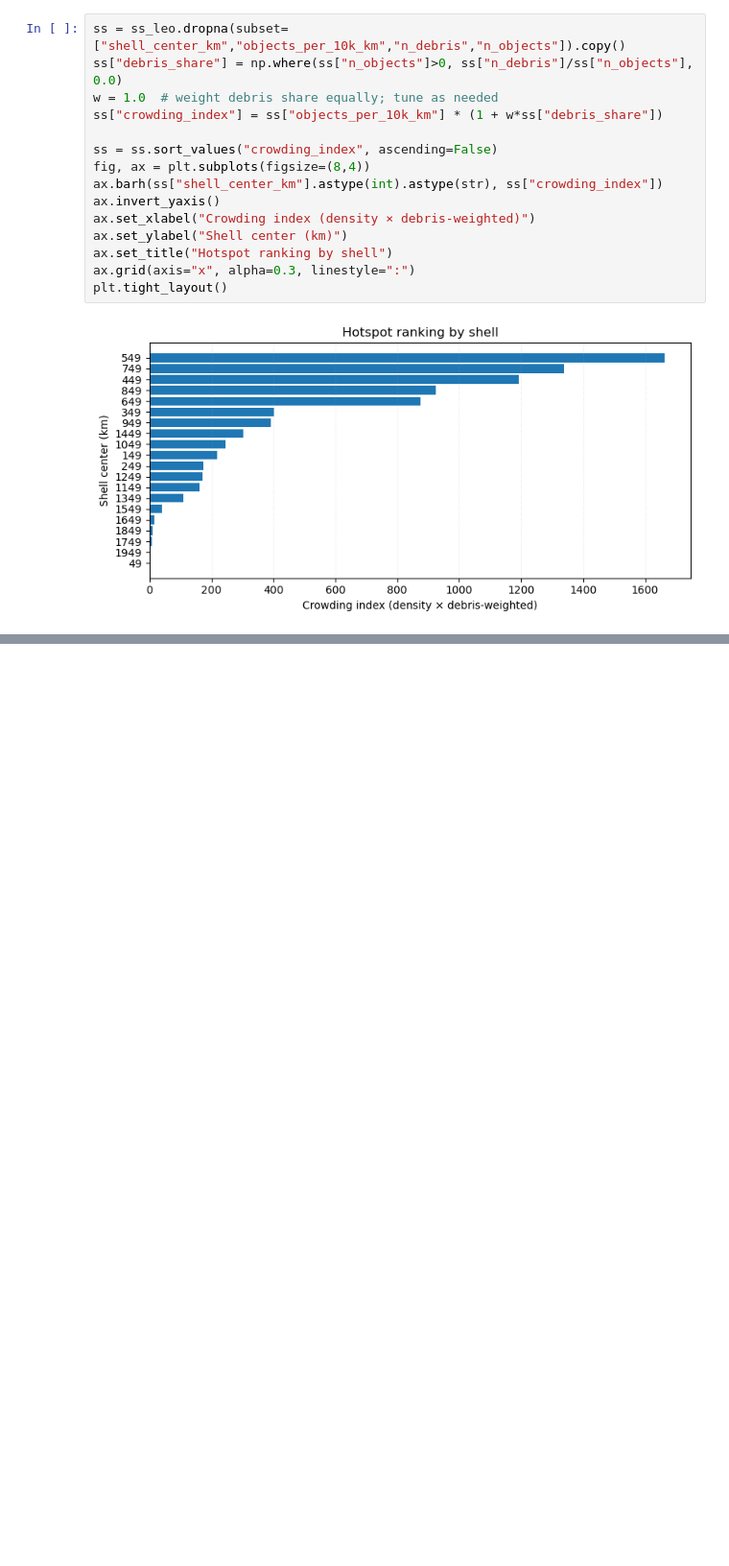
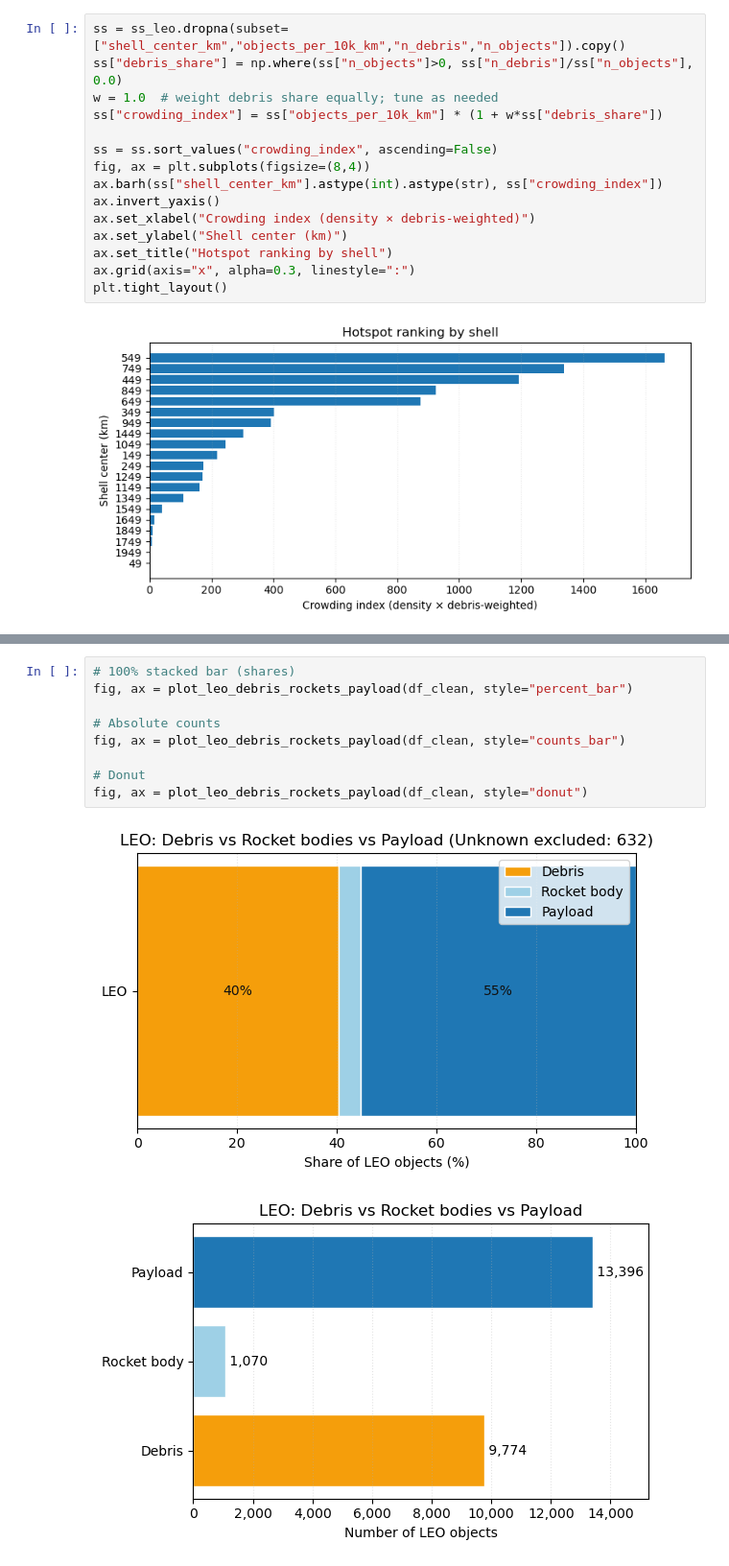
Before and after one commit to dezertdweller/Cosmic-Insights, a Jupyter notebook: notebooks/klg-eda/notebook.ipynb, the cells around one changed output, grey strips where cells are left out. Shown at 96% size. Cells and saved outputs as stored; diff of their text form; blank space fills up the shorter version.

```diff
--- a/notebooks/klg-eda/notebook.ipynb
+++ b/notebooks/klg-eda/notebook.ipynb
@@ -1961,0 +2245,12 @@ plt.tight_layout()
+# %%
+# 100% stacked bar (shares)
+fig, ax = plot_leo_debris_rockets_payload(df_clean, style="percent_bar")
+
+# Absolute counts
+fig, ax = plot_leo_debris_rockets_payload(df_clean, style="counts_bar")
+
+# Donut
+fig, ax = plot_leo_debris_rockets_payload(df_clean, style="donut")
+# %% [output]
+[figure, added]
+[figure, added]
```
Also changed, not shown: parts of 5 cells of this notebook, 8 other files.
